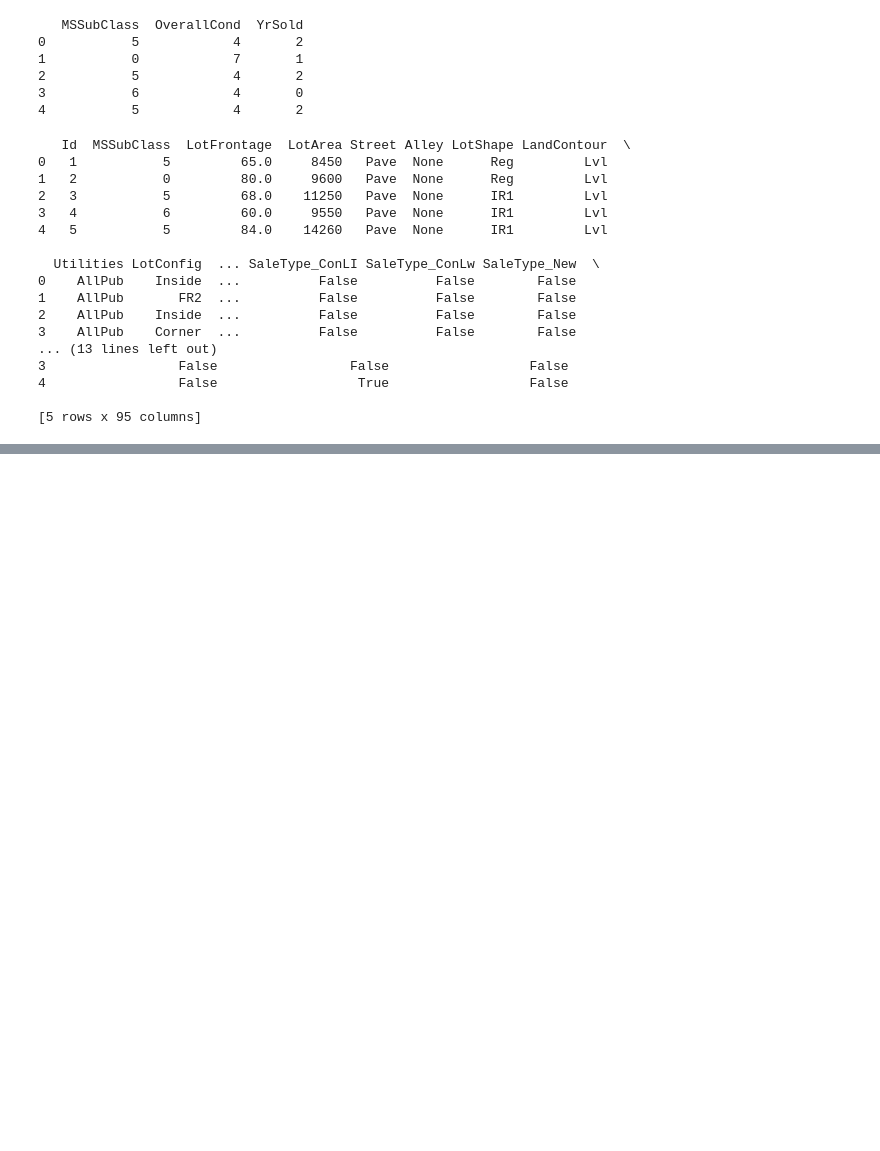
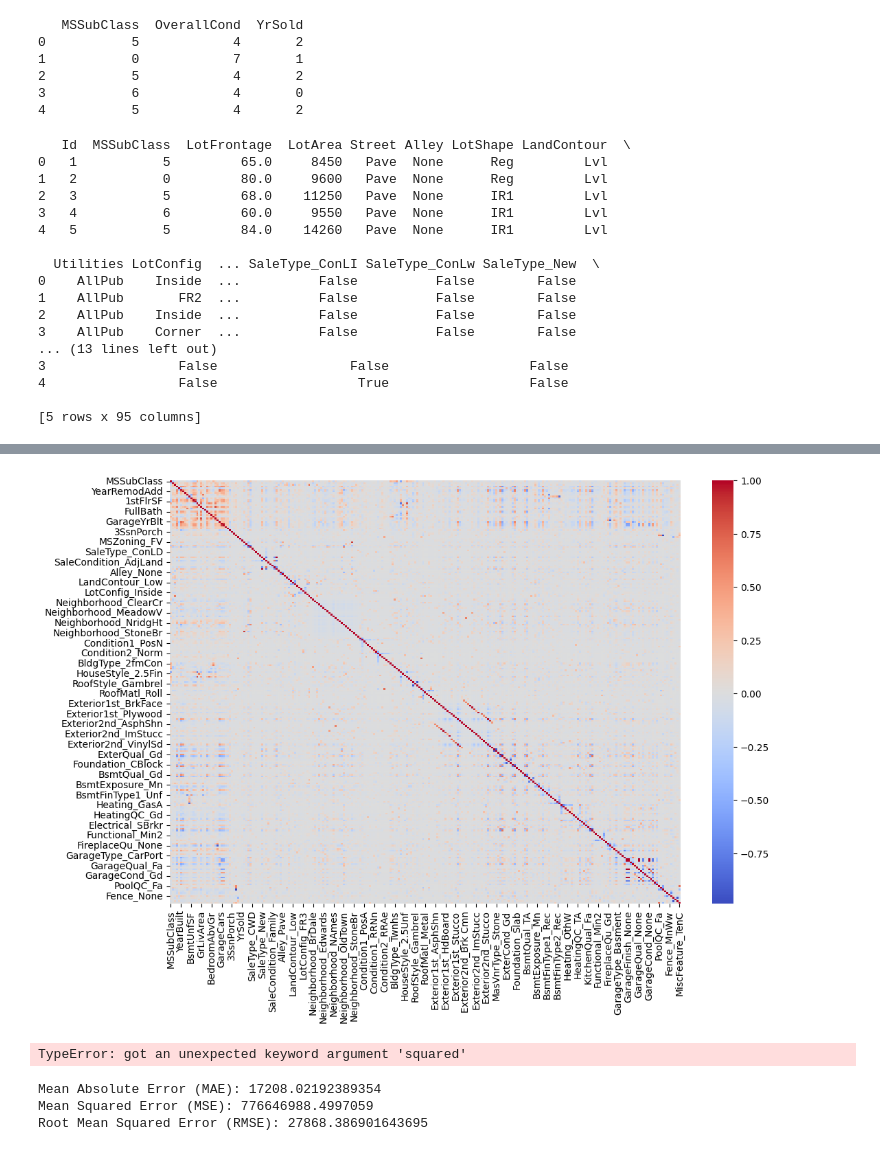
Before and after one commit to parhamalikhan/house-price, a Jupyter notebook: test1_2.ipynb, the cells around one changed output, grey strips where cells are left out. Saved outputs shown, nothing was run; the diff lists cells and outputs as text; code cells hidden in the pictures; blank space fills up the shorter version.

```diff
--- a/test1_2.ipynb
+++ b/test1_2.ipynb
@@ -323,0 +343,10 @@ print(train_df.head())
+# %%
+from sklearn.model_selection import train_test_split
+
+X = train_df.drop(columns=['SalePrice'])
+y = train_df['SalePrice']
+
+
+X_train, X_test, y_train, y_test = train_test_split(X, y, test_size=0.2, random_state=42)
+
+print(X_train.shape, X_test.shape)
@@ -323,0 +355,8 @@ print(train_df.head())
+# %%
+from sklearn.linear_model import LinearRegression
+
+model = LinearRegression()
+
+model.fit(X_train, y_train)
+
+y_pred = model.predict(X_test)
@@ -323,0 +378,14 @@ print(train_df.head())
+# %%
+X_train = pd.get_dummies(X_train, drop_first=True)
+X_test = pd.get_dummies(X_test, drop_first=True)
+
+X_train, X_test = X_train.align(X_test, join='left', axis=1, fill_value=0)
+
+print(X_train.dtypes.unique())
+
+
+from sklearn.linear_model import LinearRegression
+
+model = LinearRegression()
+model.fit(X_train, y_train)
+y_pred = model.predict(X_test)
@@ -323,0 +394,9 @@ print(train_df.head())
+# %%
+X_train = X_train.astype(int)
+X_test = X_test.astype(int)
+
+from sklearn.linear_model import LinearRegression
+
+model = LinearRegression()
+model.fit(X_train, y_train)
+y_pred = model.predict(X_test)
@@ -323,0 +450,6 @@ print(train_df.head())
+# %%
+plt.figure(figsize=(12, 8))
+sns.heatmap(X_train.corr(), cmap="coolwarm", annot=False)
+plt.show()
+# %% [output]
+[figure, added]
@@ -323,0 +468,27 @@ print(train_df.head())
+# %%
+from sklearn.metrics import mean_absolute_error, mean_squared_error
+
+mae = mean_absolute_error(y_test, y_pred)
+mse = mean_squared_error(y_test, y_pred)
+rmse = mean_squared_error(y_test, y_pred, squared=True)  # Check if squared=False is needed
+
+print(f"Mean Absolute Error (MAE): {mae}")
+print(f"Mean Squared Error (MSE): {mse}")
+print(f"Root Mean Squared Error (RMSE): {rmse}")
+# %% [output]
+TypeError: got an unexpected keyword argument 'squared'
+# %%
+import numpy as np
+from sklearn.metrics import mean_absolute_error, mean_squared_error
+
+mae = mean_absolute_error(y_test, y_pred)
+mse = mean_squared_error(y_test, y_pred)
+rmse = np.sqrt(mse)
+
+print(f"Mean Absolute Error (MAE): {mae}")
+print(f"Mean Squared Error (MSE): {mse}")
+print(f"Root Mean Squared Error (RMSE): {rmse}")
+# %% [output]
+Mean Absolute Error (MAE): 17208.02192389354
+Mean Squared Error (MSE): 776646988.4997059
+Root Mean Squared Error (RMSE): 27868.386901643695
```
Also changed, not shown: parts of 12 cells of this notebook.
